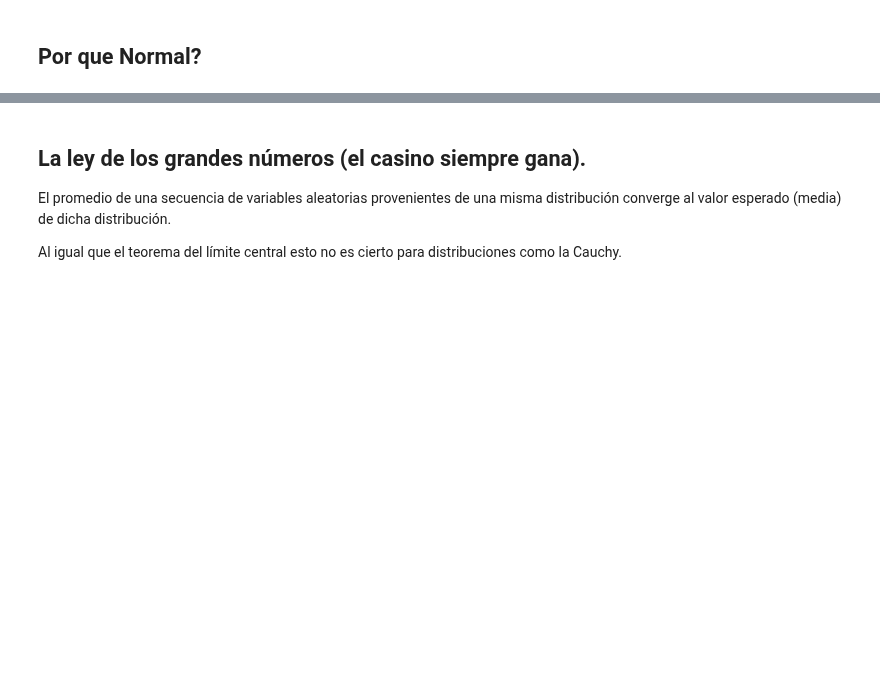
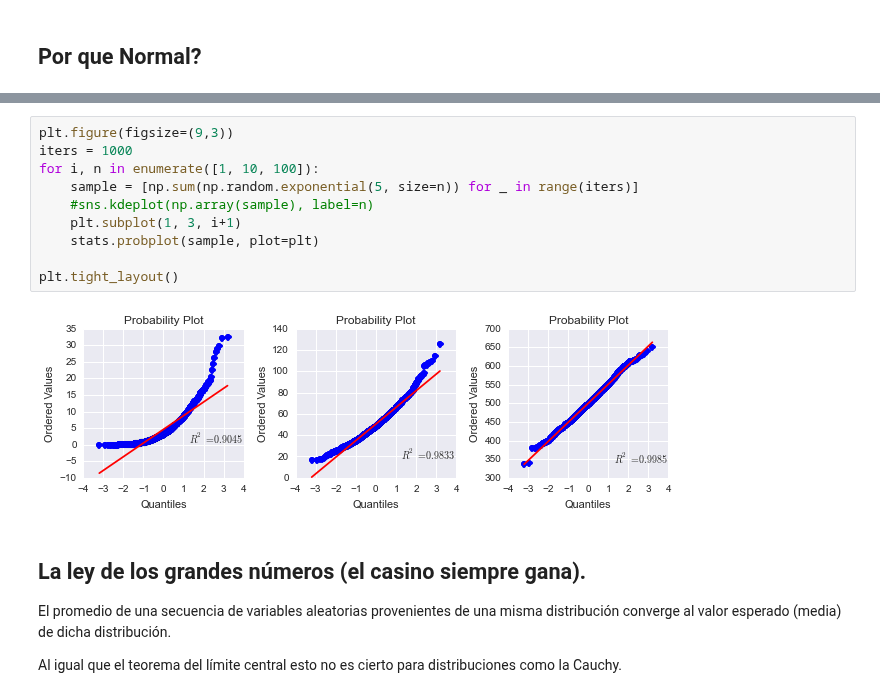
Before and after one commit to jmloyola/EBAD, a Jupyter notebook: 01_estadística/00_introducción.ipynb, the cells around one changed output, grey strips where cells are left out. Saved outputs shown, nothing was run; the diff lists cells and outputs as text; blank space fills up the shorter version.

```diff
--- a/01_estadística/00_introducción.ipynb
+++ b/01_estadística/00_introducción.ipynb
@@ -768,3 +758,15 @@ plt.ylabel('frecuencia x)');
+# %%
+plt.figure(figsize=(9,3))
+iters = 1000
+for i, n in enumerate([1, 10, 100]):
+    sample = [np.sum(np.random.exponential(5, size=n)) for _ in range(iters)]
+    #sns.kdeplot(np.array(sample), label=n)
+    plt.subplot(1, 3, i+1)
+    stats.probplot(sample, plot=plt)
+
+plt.tight_layout()
+# %% [output]
+[figure, added]
 # %% [markdown]
 ## La ley de los grandes números (el casino siempre gana).
 
```
Also changed, not shown: parts of 10 cells of this notebook, 1 other file.
